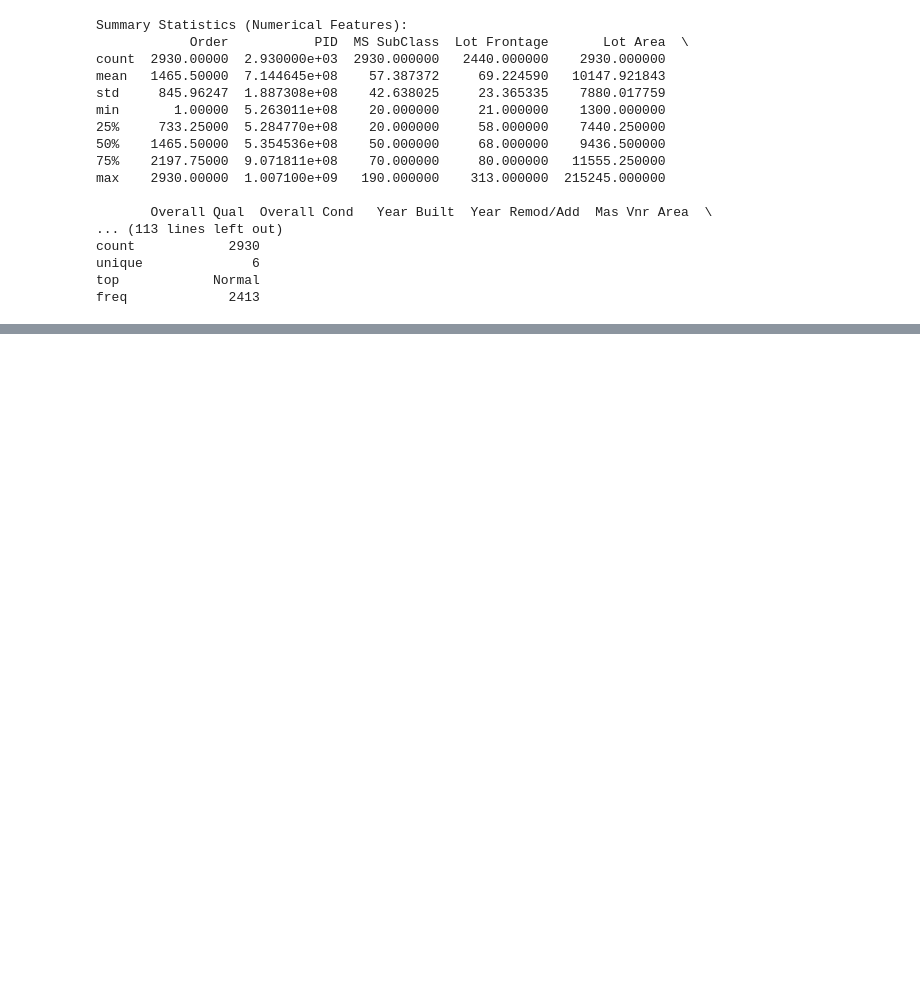
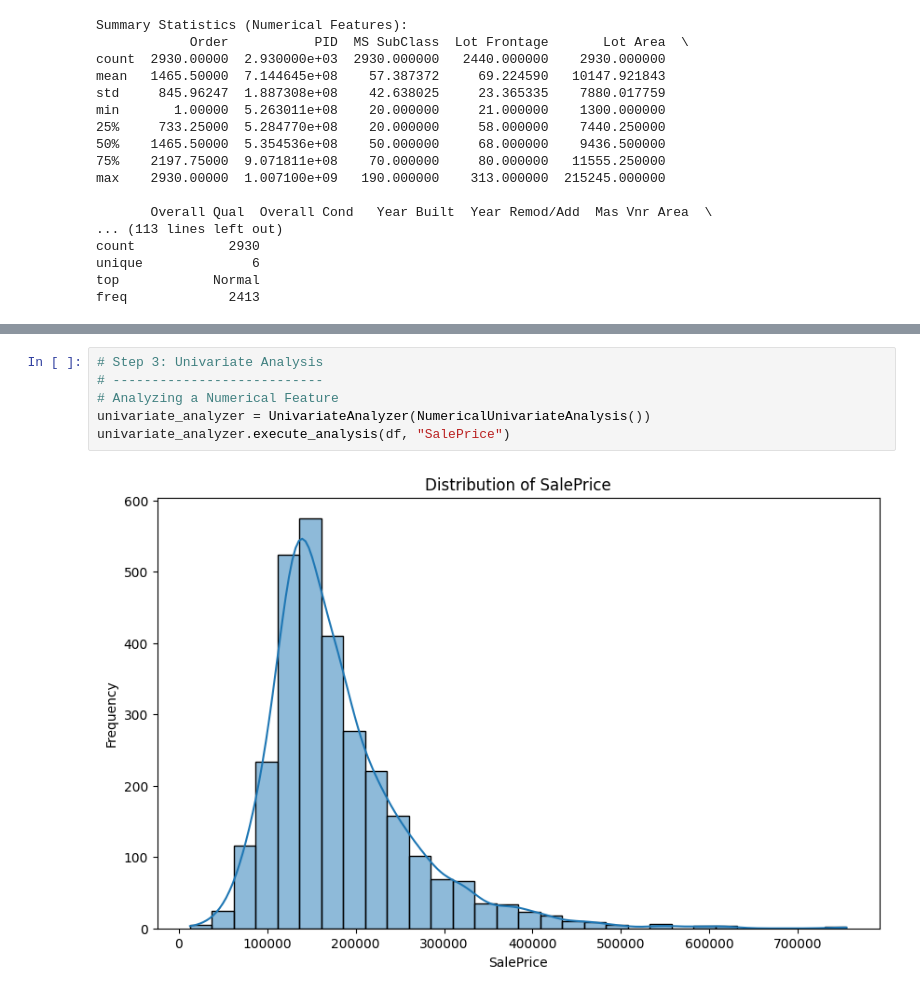
Before and after one commit to supritR21/House-Price-Predictor, a Jupyter notebook: prices-predictor-system/analysis/EDA.ipynb, the cells around one changed output, grey strips where cells are left out. Cells and saved outputs as stored; diff of their text form; blank space fills up the shorter version.

```diff
--- a/prices-predictor-system/analysis/EDA.ipynb
+++ b/prices-predictor-system/analysis/EDA.ipynb
@@ -80,0 +182,8 @@ freq             2413
+# %%
+# Step 3: Univariate Analysis
+# ---------------------------
+# Analyzing a Numerical Feature
+univariate_analyzer = UnivariateAnalyzer(NumericalUnivariateAnalysis())
+univariate_analyzer.execute_analysis(df, "SalePrice")
+# %% [output]
+[figure, added]
```
Also changed, not shown: parts of 8 cells of this notebook.
